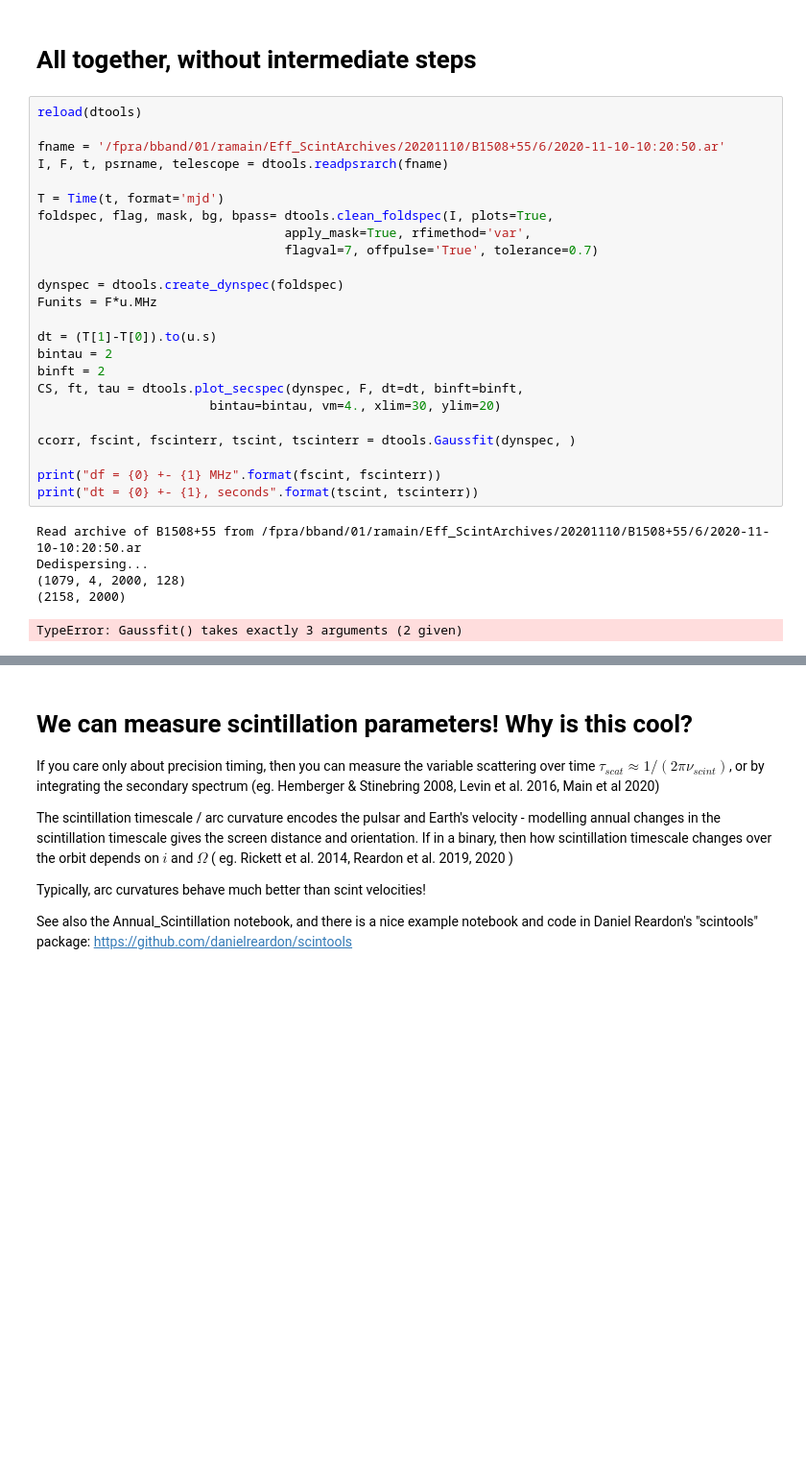
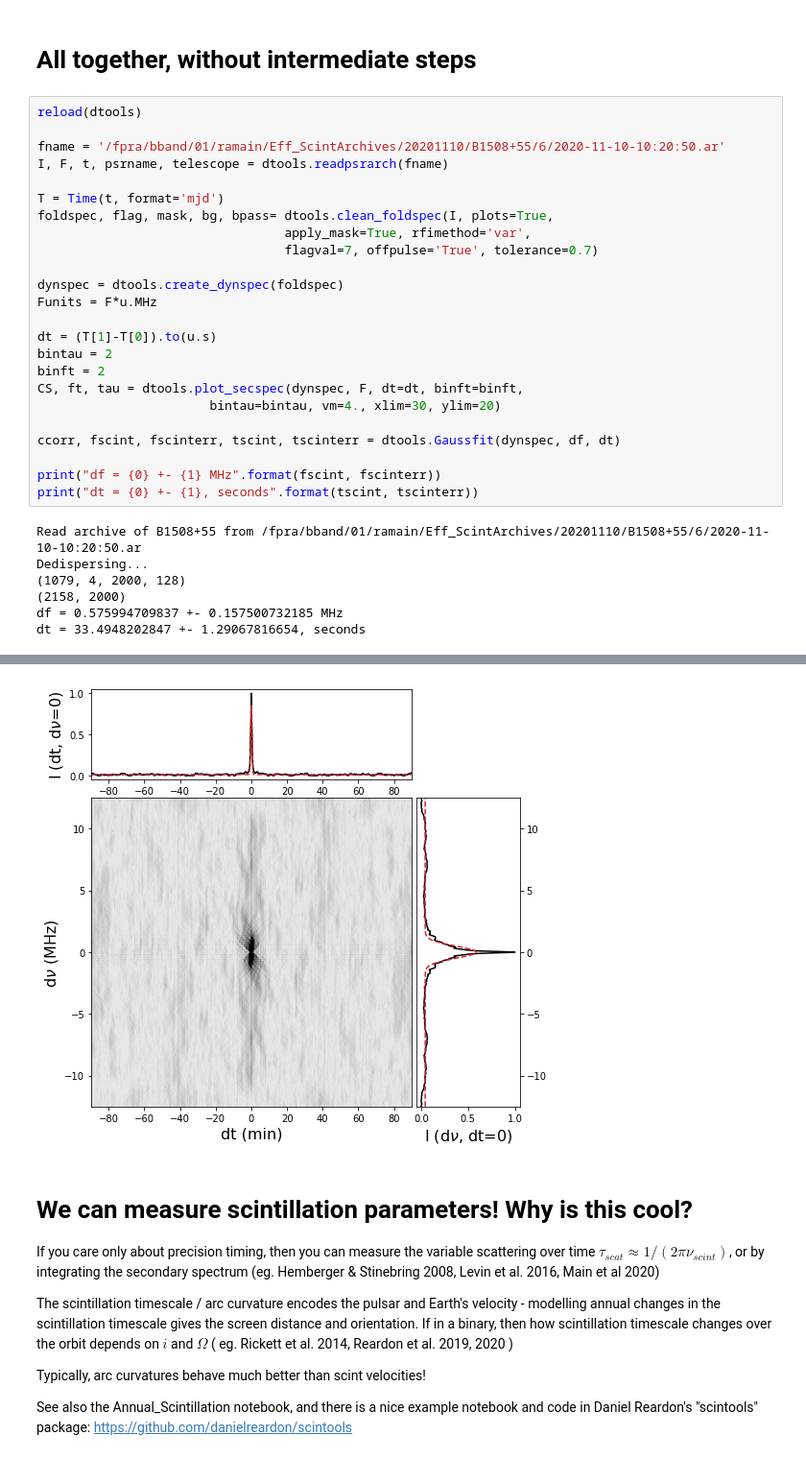
Before and after one commit to ramain/FundiScintTutorial2021, a Jupyter notebook: Notebooks/FundiScintTutorial.ipynb, the cells around one changed output, grey strips where cells are left out. Shown at 96% size. Cells and saved outputs as stored; diff of their text form; blank space fills up the shorter version.

```diff
--- a/Notebooks/FundiScintTutorial.ipynb
+++ b/Notebooks/FundiScintTutorial.ipynb
@@ -314,35 +315,37 @@ if ylim:
 # %%
 reload(dtools)
 
 fname = '/fpra/bband/01/ramain/Eff_ScintArchives/20201110/B1508+55/6/2020-11-10-10:20:50.ar'
 I, F, t, psrname, telescope = dtools.readpsrarch(fname)
 
 T = Time(t, format='mjd')
 foldspec, flag, mask, bg, bpass= dtools.clean_foldspec(I, plots=True,
                                  apply_mask=True, rfimethod='var',
                                  flagval=7, offpulse='True', tolerance=0.7)
 
 dynspec = dtools.create_dynspec(foldspec)
 Funits = F*u.MHz
 
 dt = (T[1]-T[0]).to(u.s)
 bintau = 2
 binft = 2
 CS, ft, tau = dtools.plot_secspec(dynspec, F, dt=dt, binft=binft,
                        bintau=bintau, vm=4., xlim=30, ylim=20)
 
-ccorr, fscint, fscinterr, tscint, tscinterr = dtools.Gaussfit(dynspec, )
+ccorr, fscint, fscinterr, tscint, tscinterr = dtools.Gaussfit(dynspec, df, dt)
 
 print("df = {0} +- {1} MHz".format(fscint, fscinterr))
 print("dt = {0} +- {1}, seconds".format(tscint, tscinterr))
 # %% [output]
 Read archive of B1508+55 from /fpra/bband/01/ramain/Eff_ScintArchives/20201110/B1508+55/6/2020-11-10-10:20:50.ar
 Dedispersing...
 (1079, 4, 2000, 128)
 (2158, 2000)
+df = 0.575994709837 +- 0.157500732185 MHz
+dt = 33.4948202847 +- 1.29067816654, seconds
-TypeError: Gaussfit() takes exactly 3 arguments (2 given)
 [figure]
 [figure]
+[figure, added]
 # %% [markdown]
 # We can measure scintillation parameters! Why is this cool?
 
```
Also changed, not shown: parts of 3 cells of this notebook.
